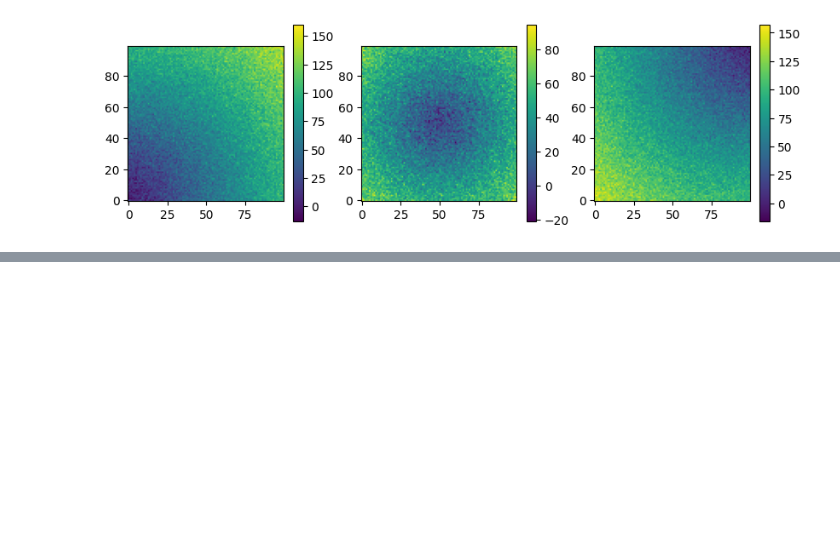
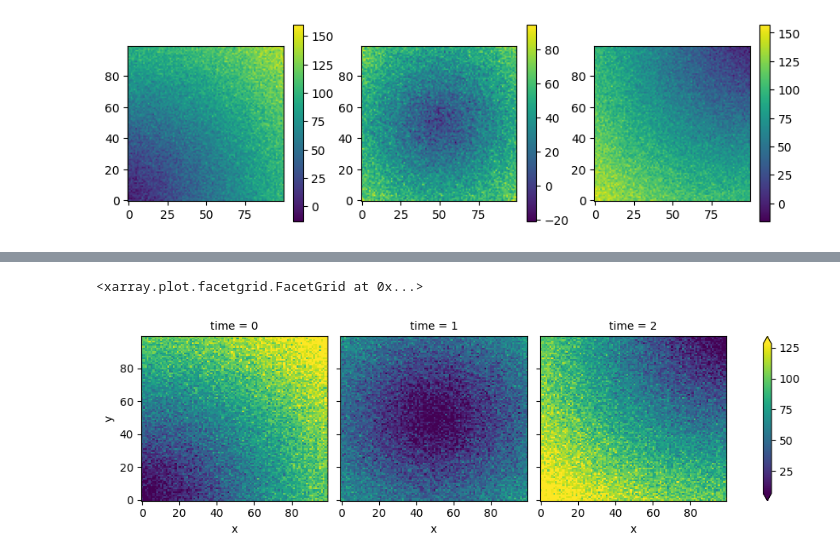
Before and after one commit to Elianamos29/Advanced-python-projects, a Jupyter notebook: analyze-co2-concentration/Xarray.ipynb, the cells around one changed output, grey strips where cells are left out. Cells and saved outputs as stored; diff of their text form; code cells hidden in the pictures; blank space fills up the shorter version.

Commit message:
use xarray to visualize the measurement instead of matplotlib

```diff
--- a/analyze-co2-concentration/Xarray.ipynb
+++ b/analyze-co2-concentration/Xarray.ipynb
@@ -100,3 +100,6 @@ for i in range(3):
 plt.show()
 # %% [output]
 [figure]
+# %%
+da = xr.DataArray(measures, dims=['x', 'y', 'time'])
+da
@@ -102,0 +124,5 @@ plt.show()
+# %%
+da.plot.imshow(x='x', y='y', col='time', robust=True)
+# %% [output]
+<xarray.plot.facetgrid.FacetGrid at 0x...>
+[figure, added]
```
Also changed, not shown: parts of 1 cell of this notebook.
